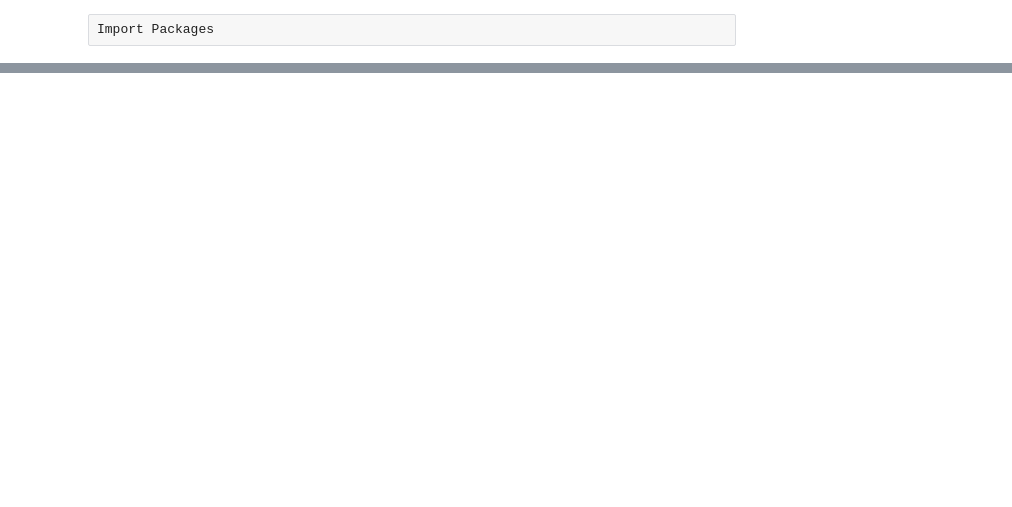
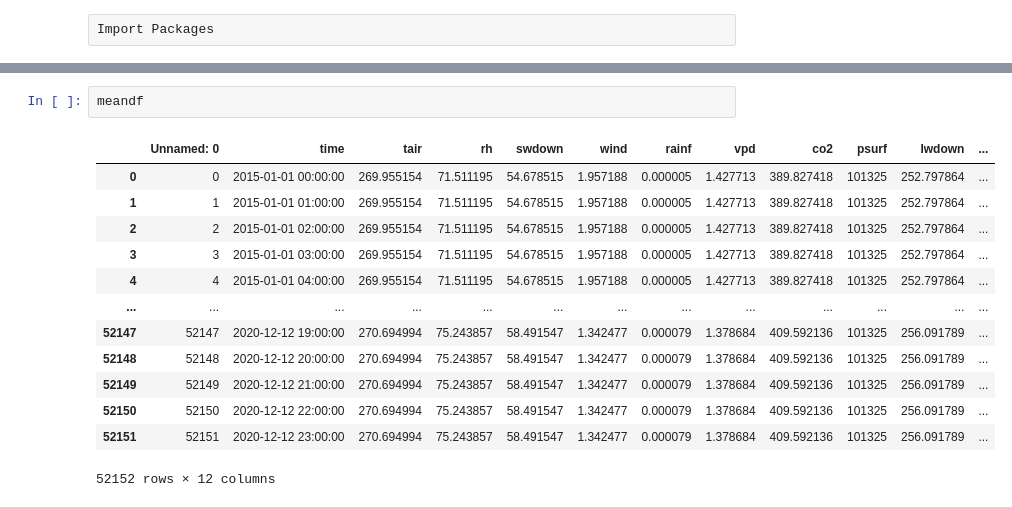
Before and after one commit to JDCP93/NEON_forecast, a Jupyter notebook: Testing.ipynb, the cells around one changed output, grey strips where cells are left out. Saved outputs shown, nothing was run; the diff lists cells and outputs as text; blank space fills up the shorter version.

```diff
--- a/Testing.ipynb
+++ b/Testing.ipynb
@@ -240,0 +261,16 @@ df
+# %%
+meandf
+# %% [output]
+|  | Unnamed: 0 | time | tair | rh | swdown | wind | rainf | vpd | co2 | psurf | lwdown | ... |
+| 0 | 0 | 2015-01-01 00:00:00 | 269.955154 | 71.511195 | 54.678515 | 1.957188 | 0.000005 | 1.427713 | 389.827418 | 101325 | 252.797864 | ... |
+| 1 | 1 | 2015-01-01 01:00:00 | 269.955154 | 71.511195 | 54.678515 | 1.957188 | 0.000005 | 1.427713 | 389.827418 | 101325 | 252.797864 | ... |
+| 2 | 2 | 2015-01-01 02:00:00 | 269.955154 | 71.511195 | 54.678515 | 1.957188 | 0.000005 | 1.427713 | 389.827418 | 101325 | 252.797864 | ... |
+| 3 | 3 | 2015-01-01 03:00:00 | 269.955154 | 71.511195 | 54.678515 | 1.957188 | 0.000005 | 1.427713 | 389.827418 | 101325 | 252.797864 | ... |
+| 4 | 4 | 2015-01-01 04:00:00 | 269.955154 | 71.511195 | 54.678515 | 1.957188 | 0.000005 | 1.427713 | 389.827418 | 101325 | 252.797864 | ... |
+| ... | ... | ... | ... | ... | ... | ... | ... | ... | ... | ... | ... | ... |
+| 52147 | 52147 | 2020-12-12 19:00:00 | 270.694994 | 75.243857 | 58.491547 | 1.342477 | 0.000079 | 1.378684 | 409.592136 | 101325 | 256.091789 | ... |
+| 52148 | 52148 | 2020-12-12 20:00:00 | 270.694994 | 75.243857 | 58.491547 | 1.342477 | 0.000079 | 1.378684 | 409.592136 | 101325 | 256.091789 | ... |
+| 52149 | 52149 | 2020-12-12 21:00:00 | 270.694994 | 75.243857 | 58.491547 | 1.342477 | 0.000079 | 1.378684 | 409.592136 | 101325 | 256.091789 | ... |
+| 52150 | 52150 | 2020-12-12 22:00:00 | 270.694994 | 75.243857 | 58.491547 | 1.342477 | 0.000079 | 1.378684 | 409.592136 | 101325 | 256.091789 | ... |
+| 52151 | 52151 | 2020-12-12 23:00:00 | 270.694994 | 75.243857 | 58.491547 | 1.342477 | 0.000079 | 1.378684 | 409.592136 | 101325 | 256.091789 | ... |
+52152 rows × 12 columns
```
Also changed, not shown: parts of 49 cells of this notebook, 3 other files.
